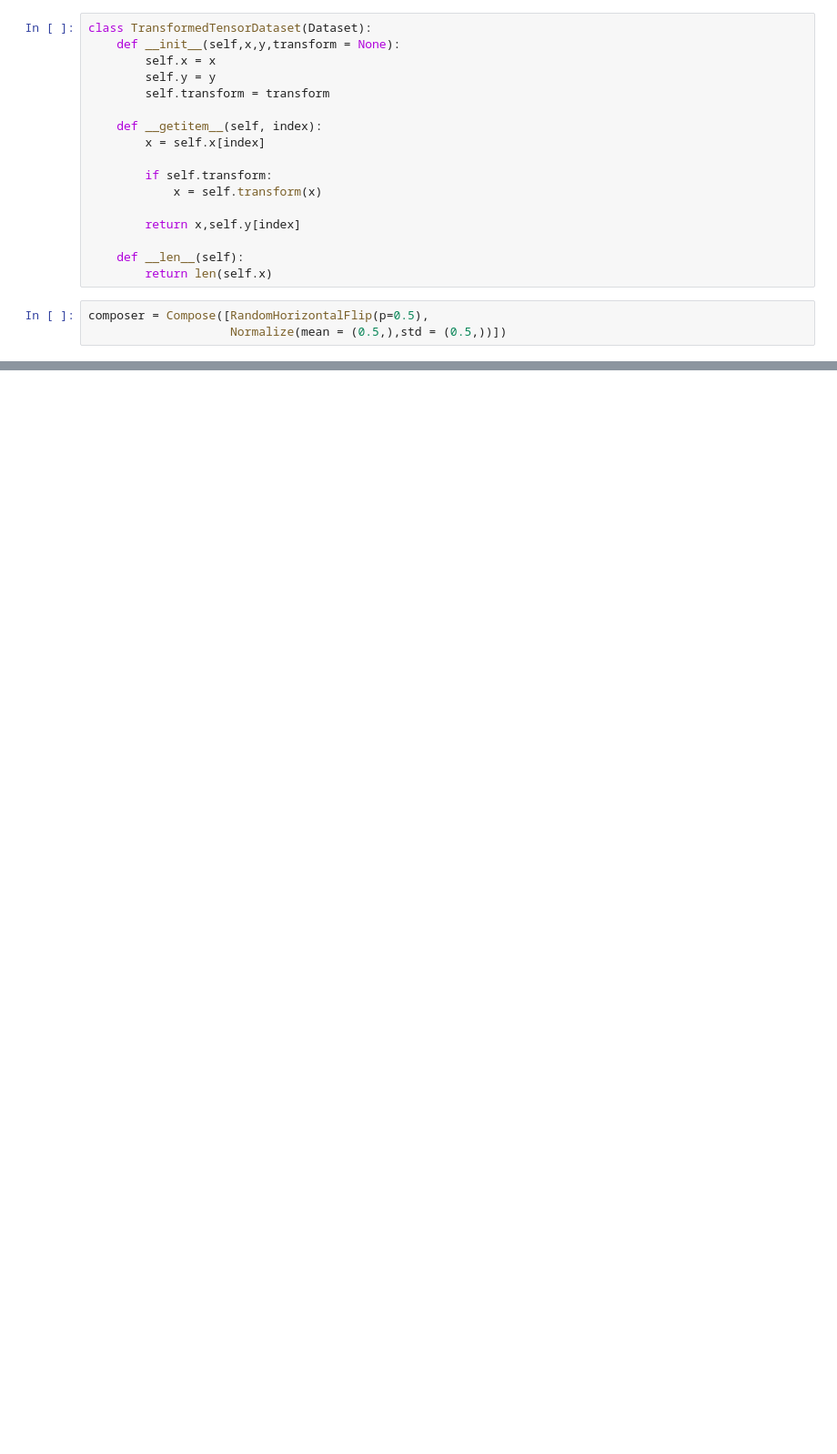
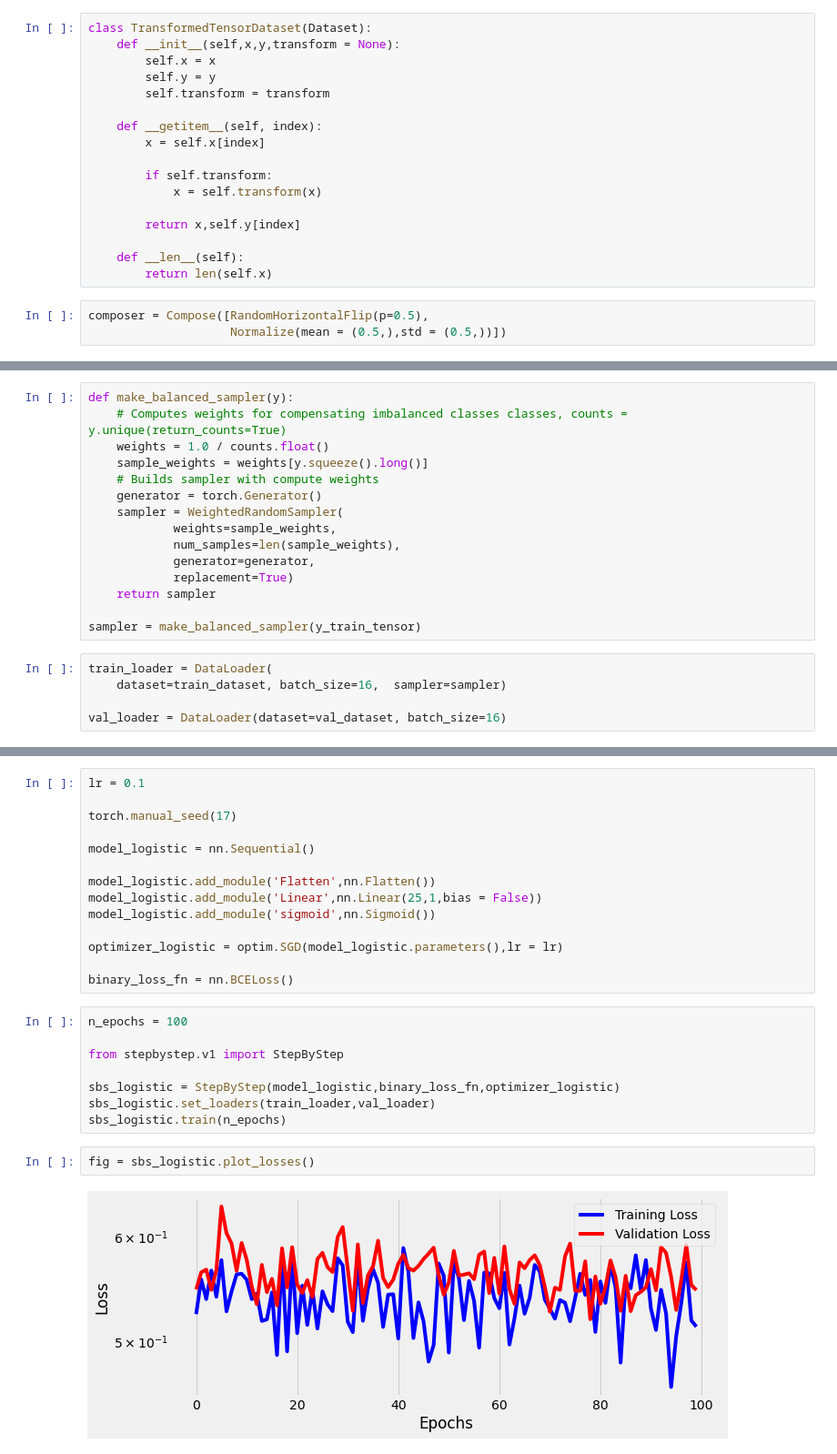
Before and after one commit to Rit-ctrl/Pytorch-repo, a Jupyter notebook: Pytorch-step-by-step/Chap_04.ipynb, the cells around one changed output, grey strips where cells are left out. Shown: that part at 91% size. Cells and saved outputs as stored; diff of their text form; blank space fills up the shorter version.

```diff
--- a/Pytorch-step-by-step/Chap_04.ipynb
+++ b/Pytorch-step-by-step/Chap_04.ipynb
@@ -200,0 +307,20 @@ dataset = TransformedTensorDataset(x_tensor,y_tensor,composer)
+# %%
+def make_balanced_sampler(y):
+    # Computes weights for compensating imbalanced classes classes, counts = y.unique(return_counts=True)
+    weights = 1.0 / counts.float()
+    sample_weights = weights[y.squeeze().long()]
+    # Builds sampler with compute weights
+    generator = torch.Generator()
+    sampler = WeightedRandomSampler(
+            weights=sample_weights,
+            num_samples=len(sample_weights),
+            generator=generator,
+            replacement=True)
+    return sampler
+
+sampler = make_balanced_sampler(y_train_tensor)
+# %%
+train_loader = DataLoader(
+    dataset=train_dataset, batch_size=16,  sampler=sampler)
+
+val_loader = DataLoader(dataset=val_dataset, batch_size=16)
@@ -200,0 +350,26 @@ dataset = TransformedTensorDataset(x_tensor,y_tensor,composer)
+# %%
+lr = 0.1
+
+torch.manual_seed(17)
+
+model_logistic = nn.Sequential()
+
+model_logistic.add_module('Flatten',nn.Flatten())
+model_logistic.add_module('Linear',nn.Linear(25,1,bias = False))
+model_logistic.add_module('sigmoid',nn.Sigmoid())
+
+optimizer_logistic = optim.SGD(model_logistic.parameters(),lr = lr)
+
+binary_loss_fn = nn.BCELoss()
+# %%
+n_epochs = 100
+
+from stepbystep.v1 import StepByStep
+
+sbs_logistic = StepByStep(model_logistic,binary_loss_fn,optimizer_logistic)
+sbs_logistic.set_loaders(train_loader,val_loader)
+sbs_logistic.train(n_epochs)
+# %%
+fig = sbs_logistic.plot_losses()
+# %% [output]
+[figure, added]
```
Also changed, not shown: parts of 34 cells of this notebook, 2 other files.
